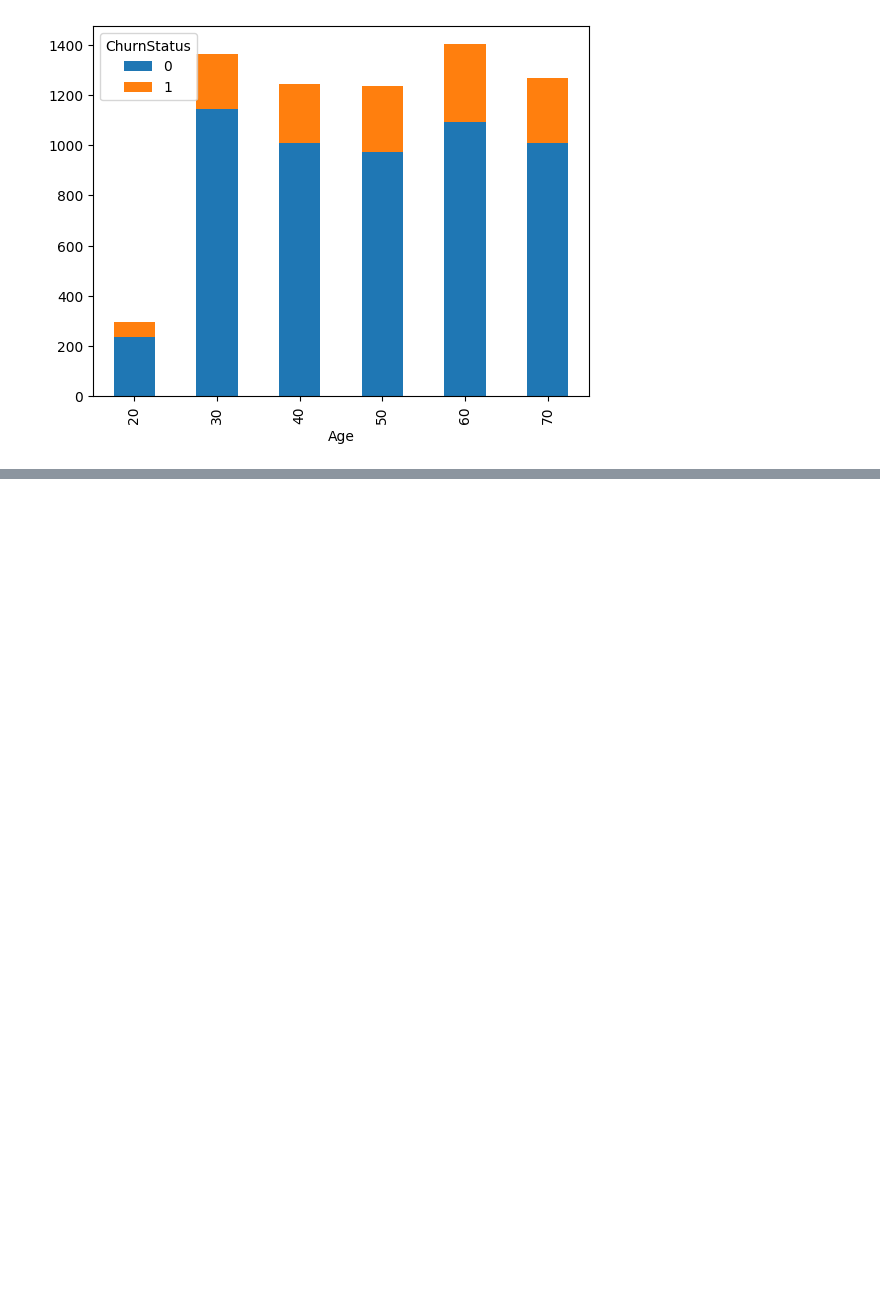
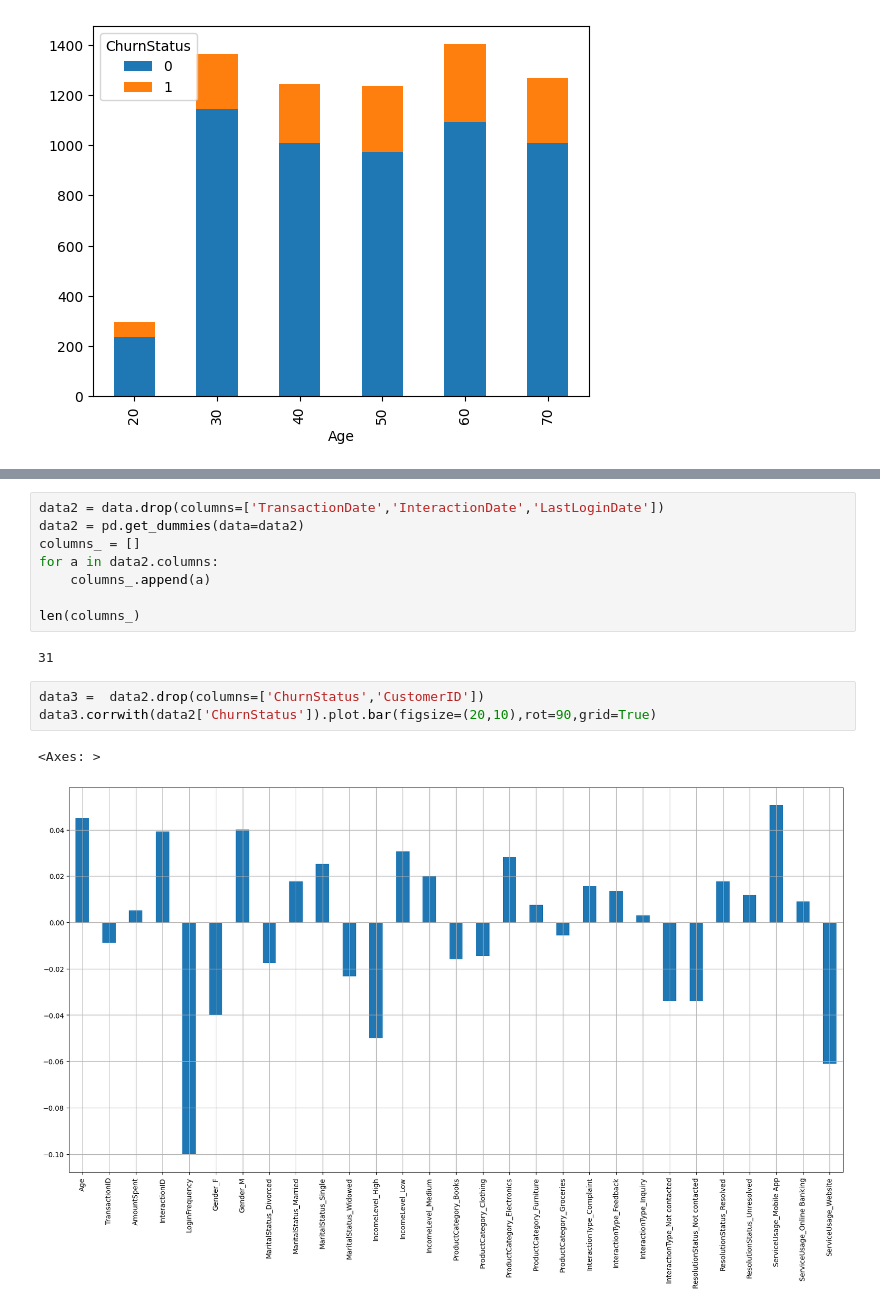
Before and after one commit to pavanrajkg04/Job_based_projects, a Jupyter notebook: Data Science/LLoyd Bank/Task 1: Data gathering and exploratory analysis/TaskOne.ipynb, the cells around one changed output, grey strips where cells are left out. Saved outputs shown, nothing was run; the diff lists cells and outputs as text; blank space fills up the shorter version.

```diff
--- a/Data Science/LLoyd Bank/Task 1: Data gathering and exploratory analysis/TaskOne.ipynb
+++ b/Data Science/LLoyd Bank/Task 1: Data gathering and exploratory analysis/TaskOne.ipynb
@@ -188,0 +230,16 @@ age_churn.plot(kind='bar',stacked=True)
+# %%
+data2 = data.drop(columns=['TransactionDate','InteractionDate','LastLoginDate'])
+data2 = pd.get_dummies(data=data2)
+columns_ = []
+for a in data2.columns:
+    columns_.append(a)
+
+len(columns_)
+# %% [output]
+31
+# %%
+data3 =  data2.drop(columns=['ChurnStatus','CustomerID'])
+data3.corrwith(data2['ChurnStatus']).plot.bar(figsize=(20,10),rot=90,grid=True)
+# %% [output]
+<Axes: >
+[figure, added]
```
Also changed, not shown: parts of 9 cells of this notebook, 2 other files.
